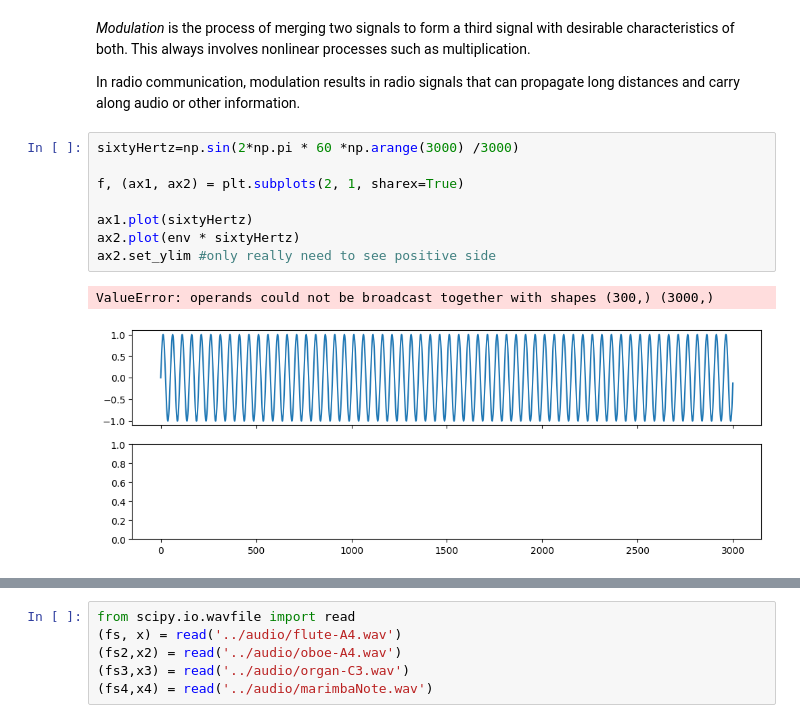
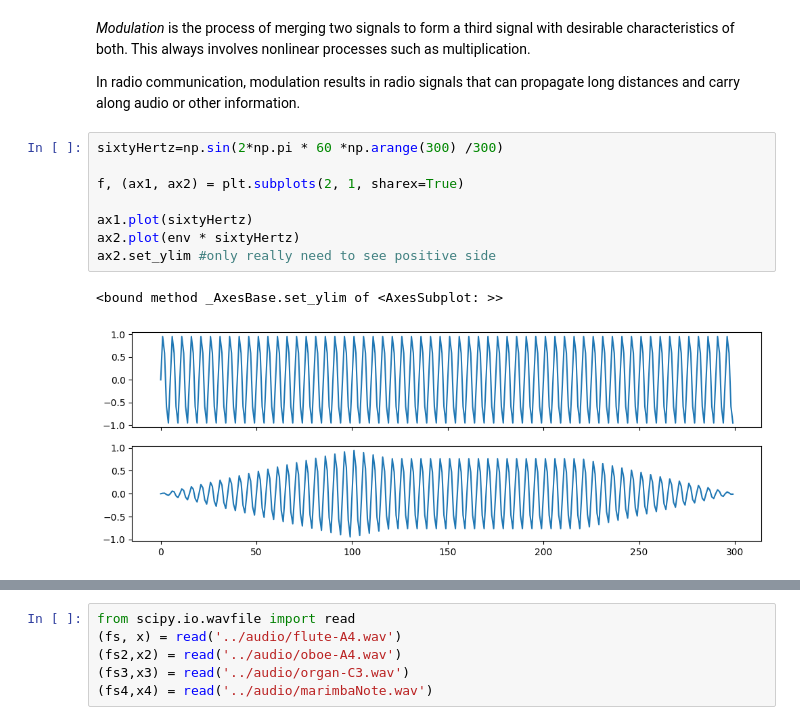
Before and after one commit to JiayingLi0803/AudioTechII_GRA, a Jupyter notebook: notebooks/Lesson7_Envelopes.ipynb, the cells around one changed output, grey strips where cells are left out. Saved outputs shown, nothing was run; the diff lists cells and outputs as text.

```diff
--- a/notebooks/Lesson7_Envelopes.ipynb
+++ b/notebooks/Lesson7_Envelopes.ipynb
@@ -68,16 +68,16 @@ Thus, multiplication in the time domain corresponds to convolution in the freque
 
 In radio communication, modulation results in radio signals that can propagate long distances and carry along audio or other information.
 # %%
-sixtyHertz=np.sin(2*np.pi * 60 *np.arange(3000) /3000)
+sixtyHertz=np.sin(2*np.pi * 60 *np.arange(300) /300)
 
 f, (ax1, ax2) = plt.subplots(2, 1, sharex=True)
 
 ax1.plot(sixtyHertz)
 ax2.plot(env * sixtyHertz)
 ax2.set_ylim #only really need to see positive side
 # %% [output]
-ValueError: operands could not be broadcast together with shapes (300,) (3000,)
+<bound method _AxesBase.set_ylim of <AxesSubplot: >>
-[figure, old version]
+[figure, new version]
 # %%
 from IPython.display import Audio
 import numpy as np
```
Also changed, not shown: parts of 2 cells of this notebook, 8 other files.
